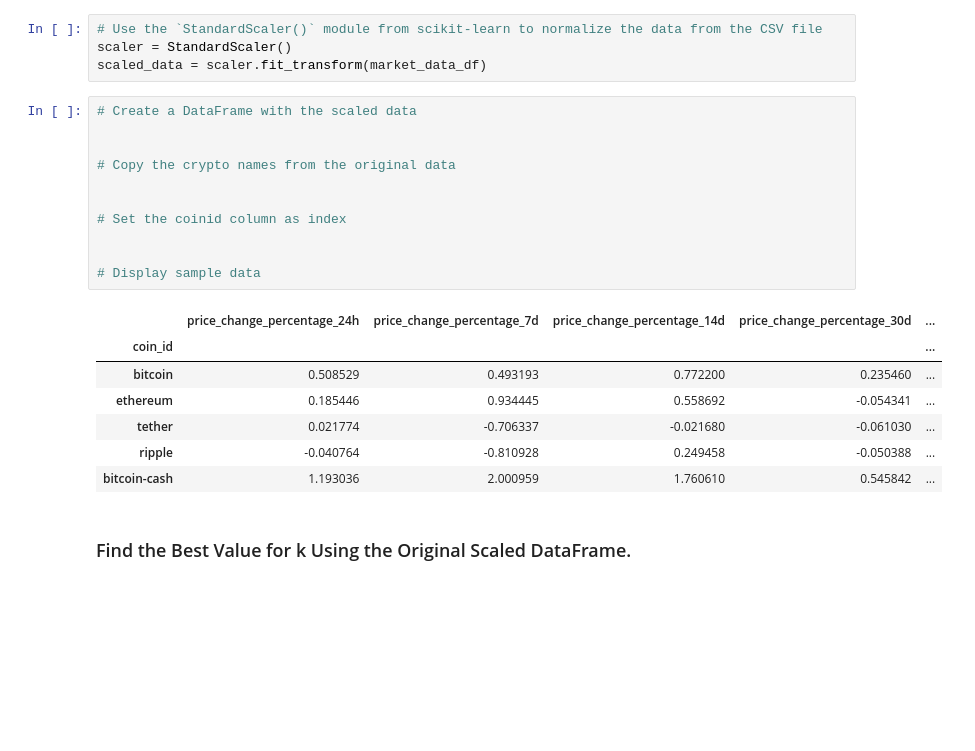
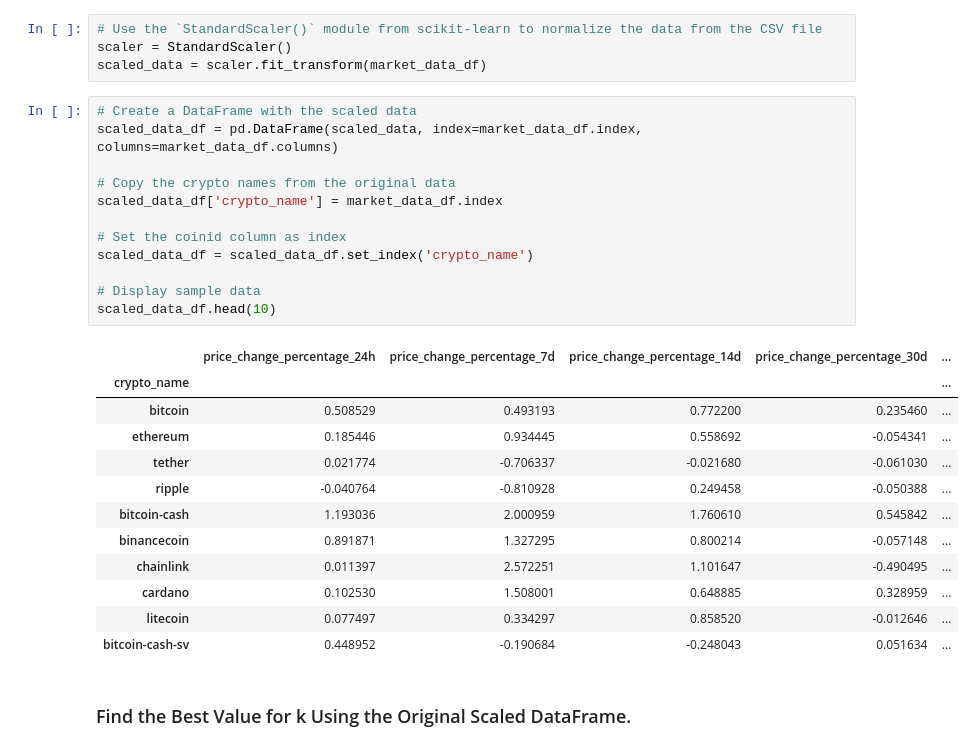
Before and after one commit to Cyberwolf7583/CryptoClustering, a Jupyter notebook: Starter_Code/Crypto_Clustering.ipynb, the cells around one changed output. Saved outputs shown, nothing was run; the diff lists cells and outputs as text; blank space fills up the shorter version.

```diff
--- a/Starter_Code/Crypto_Clustering.ipynb
+++ b/Starter_Code/Crypto_Clustering.ipynb
@@ -44,23 +51,29 @@ scaler = StandardScaler()
 scaled_data = scaler.fit_transform(market_data_df)
 # %%
 # Create a DataFrame with the scaled data
-
+scaled_data_df = pd.DataFrame(scaled_data, index=market_data_df.index, columns=market_data_df.columns)
 
 # Copy the crypto names from the original data
-
+scaled_data_df['crypto_name'] = market_data_df.index
 
 # Set the coinid column as index
-
+scaled_data_df = scaled_data_df.set_index('crypto_name')
 
 # Display sample data
+scaled_data_df.head(10)
 # %% [output]
 |  | price_change_percentage_24h | price_change_percentage_7d | price_change_percentage_14d | price_change_percentage_30d | ... |
-| coin_id |  |  |  |  | ... |
+| crypto_name |  |  |  |  | ... |
 | bitcoin | 0.508529 | 0.493193 | 0.772200 | 0.235460 | ... |
 | ethereum | 0.185446 | 0.934445 | 0.558692 | -0.054341 | ... |
 | tether | 0.021774 | -0.706337 | -0.021680 | -0.061030 | ... |
 | ripple | -0.040764 | -0.810928 | 0.249458 | -0.050388 | ... |
 | bitcoin-cash | 1.193036 | 2.000959 | 1.760610 | 0.545842 | ... |
+| binancecoin | 0.891871 | 1.327295 | 0.800214 | -0.057148 | ... |
+| chainlink | 0.011397 | 2.572251 | 1.101647 | -0.490495 | ... |
+| cardano | 0.102530 | 1.508001 | 0.648885 | 0.328959 | ... |
+| litecoin | 0.077497 | 0.334297 | 0.858520 | -0.012646 | ... |
+| bitcoin-cash-sv | 0.448952 | -0.190684 | -0.248043 | 0.051634 | ... |
 # %% [markdown]
 ### Find the Best Value for k Using the Original Scaled DataFrame.
 # %%
```
Also changed, not shown: parts of 26 cells of this notebook, 1 other file.
